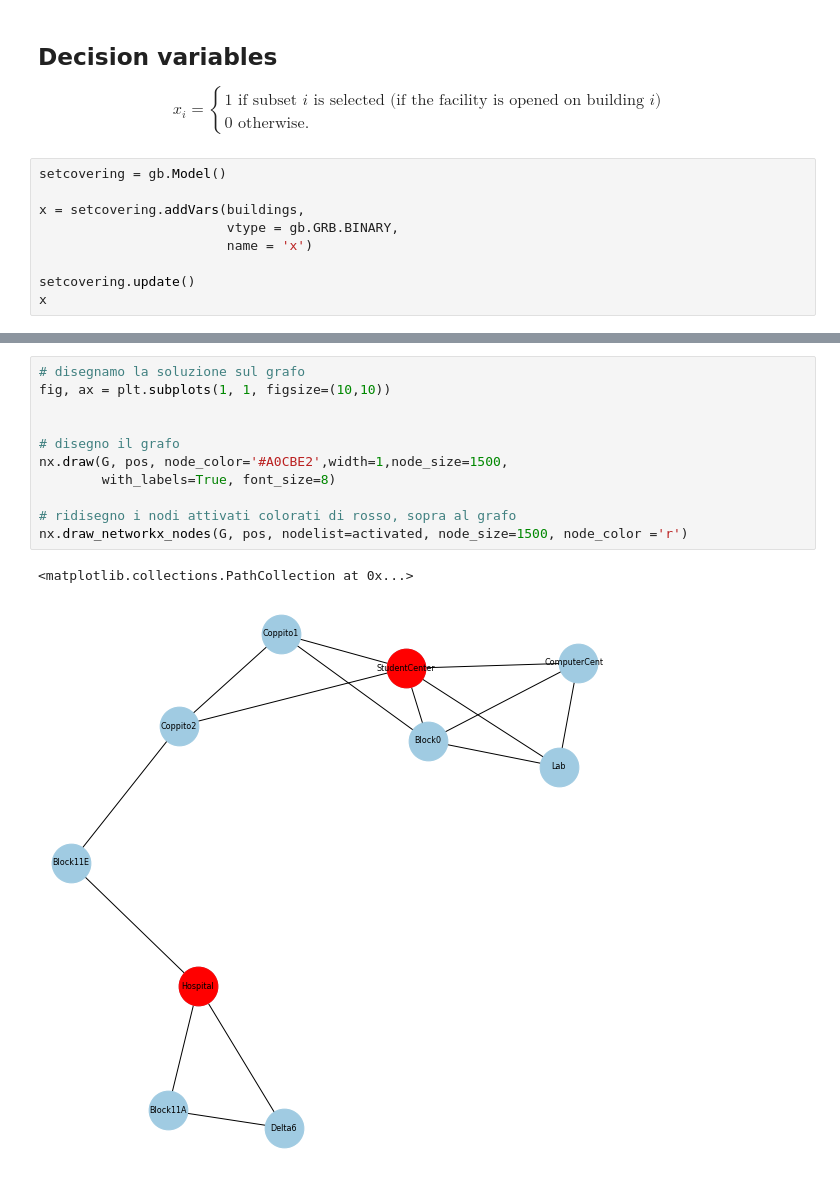
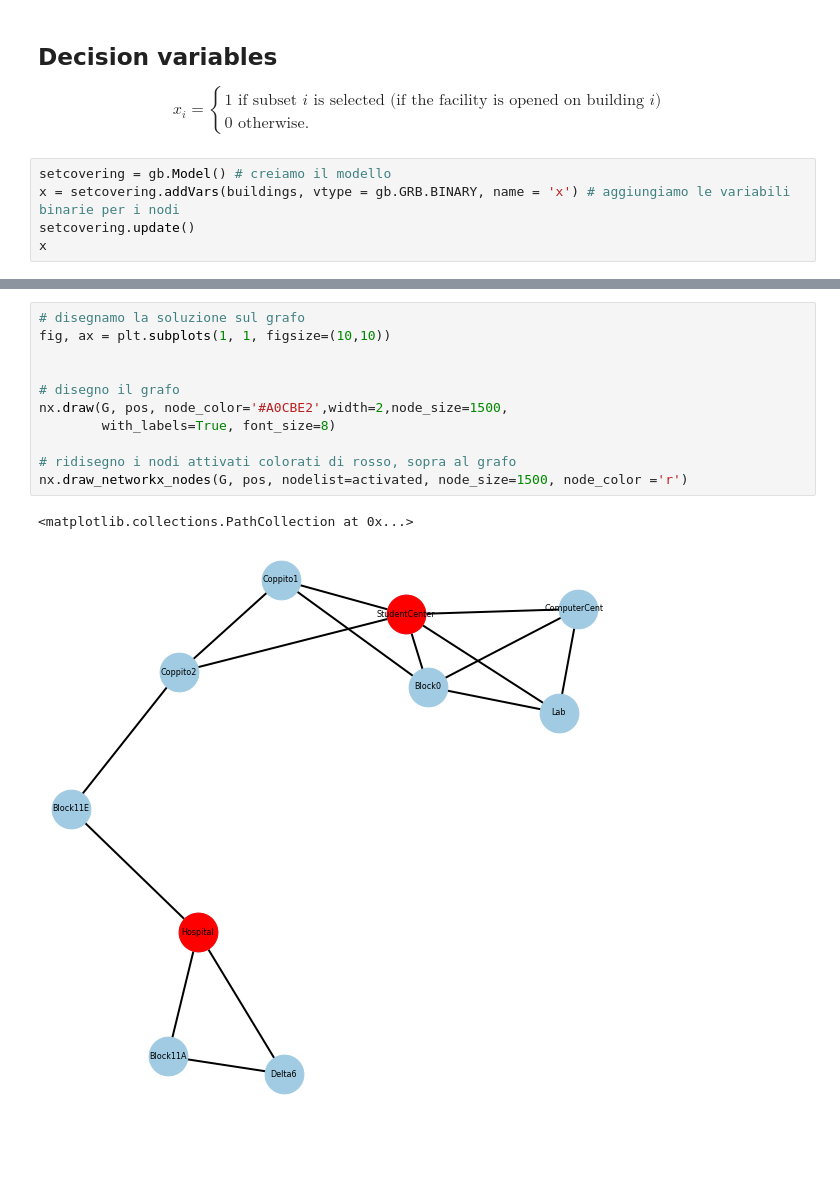
Before and after one commit to LeonardoSer/Magistrale_NEDAS, a Jupyter notebook: NetOpt/jupyter_notebooks/Set Covering-gurobi.ipynb, the cells around one changed output, grey strips where cells are left out. Saved outputs shown, nothing was run; the diff lists cells and outputs as text; blank space fills up the shorter version.

```diff
--- a/NetOpt/jupyter_notebooks/Set Covering-gurobi.ipynb
+++ b/NetOpt/jupyter_notebooks/Set Covering-gurobi.ipynb
@@ -152,12 +122,8 @@ Sulle righe abbiamo gli n edifici e sulle colonne gli m vicini
 
 $$x_i = \begin{cases} 1 \text{ if subset } i \text { is selected (if the facility is opened on building $i$) }\\ 0 \text{ otherwise.}  \end{cases}$$
 # %%
-setcovering = gb.Model()
-
-x = setcovering.addVars(buildings,
-                        vtype = gb.GRB.BINARY,
-                        name = 'x')
-
+setcovering = gb.Model() # creiamo il modello
+x = setcovering.addVars(buildings, vtype = gb.GRB.BINARY, name = 'x') # aggiungiamo le variabili binarie per i nodi
 setcovering.update()
 x
 # %% [output]
@@ -240,14 +195,14 @@ StudentCenter
 # %%
 # disegnamo la soluzione sul grafo
 fig, ax = plt.subplots(1, 1, figsize=(10,10))
 
 
 # disegno il grafo
-nx.draw(G, pos, node_color='#A0CBE2',width=1,node_size=1500,
+nx.draw(G, pos, node_color='#A0CBE2',width=2,node_size=1500,
         with_labels=True, font_size=8)
 
 # ridisegno i nodi attivati colorati di rosso, sopra al grafo
 nx.draw_networkx_nodes(G, pos, nodelist=activated, node_size=1500, node_color ='r')
 # %% [output]
 <matplotlib.collections.PathCollection at 0x...>
-[figure, old version]
+[figure, new version]
```
Also changed, not shown: parts of 21 cells of this notebook.
